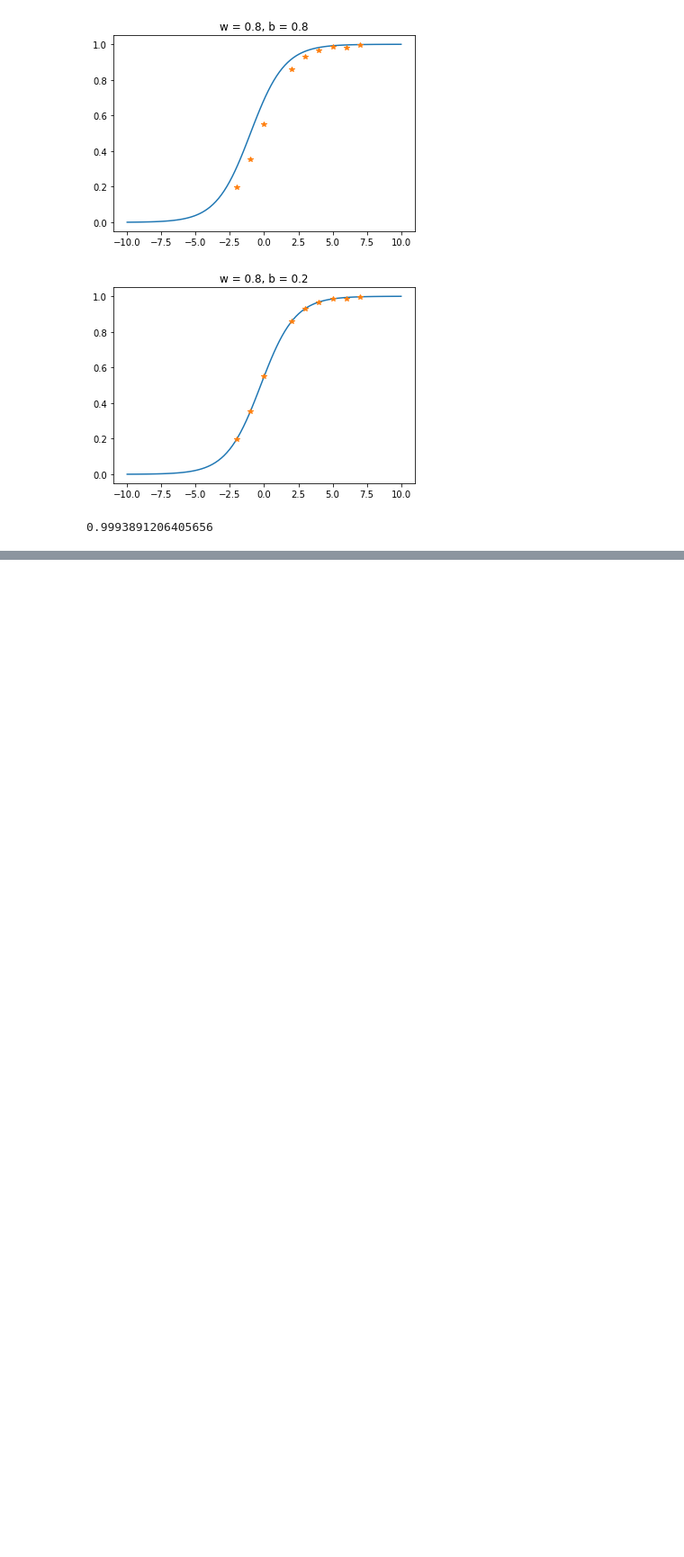
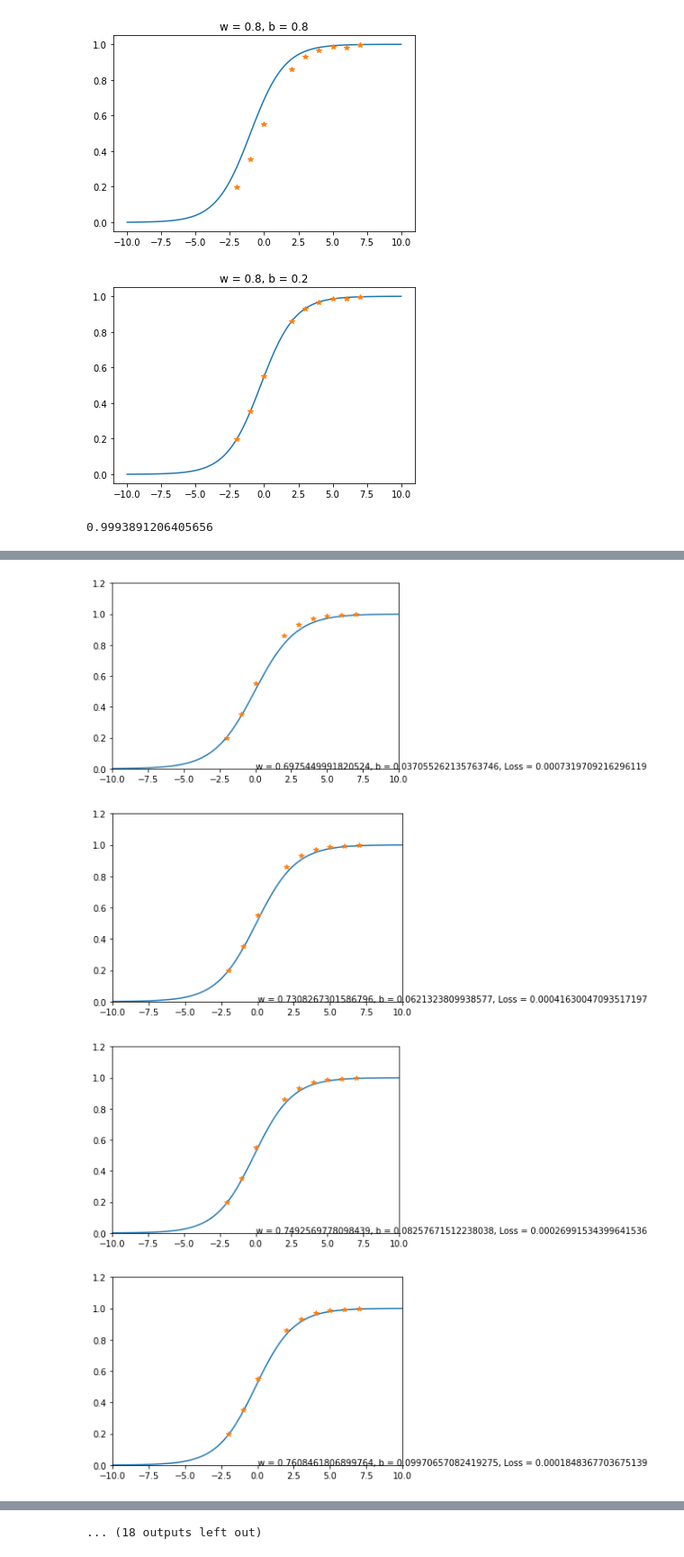
Before and after one commit to Akshusharma7/Algorithm-maths, a Jupyter notebook: sigmoid Function.ipynb, the cells around one changed output, grey strips where cells are left out. Shown at 90% size. Saved outputs shown, nothing was run; the diff lists cells and outputs as text; code cells hidden in the pictures; blank space fills up the shorter version.

```diff
--- a/sigmoid Function.ipynb
+++ b/sigmoid Function.ipynb
@@ -234,0 +287,4 @@ sigmoid(9,w,b)
+# %%
+#Test Run
+sf = SigmoidFunction()
+sf.fit(x,y,0.5,True)
@@ -234,0 +301,24 @@ sigmoid(9,w,b)
+# %%
+#Lets run for some 30 iterations and visulize how our data is beign fited
+X = np.array([-2,-1,0,2,3,4,5,6,7])
+Y = np.array([0.1978, 0.3543, 0.5489, 0.8581,0.9308, 0.9677,0.9852, 0.9933, 0.9970])
+
+for x in range(0,30):
+    if x == 0:
+        sf.fit(X,Y,0.5,True)
+    else:
+        sf.fit(X,Y,0.5,False)
+    #Plotting the function with each iteration
+    xx = np.linspace(-10,10,100)
+    yy = sf.sigmoid(xx)
+    plt.plot(xx,yy)
+    plt.plot(X,Y,'*') #Plotting the data points to compare with original points
+    plt.text(0,0,'w = {}, b = {}, Loss = {} '.format(sf.w, sf.b, sf.Loss(X,Y)))
+    plt.xlim(-10,10)
+    plt.ylim(0,1.2)
+    plt.show()
+# %% [output]
+[figure, added]
+[figure, added]
+[figure, added]
+[figure, added]
@@ -234,0 +333 @@ sigmoid(9,w,b)
+... (18 outputs left out)
```
Also changed, not shown: parts of 9 cells of this notebook.
